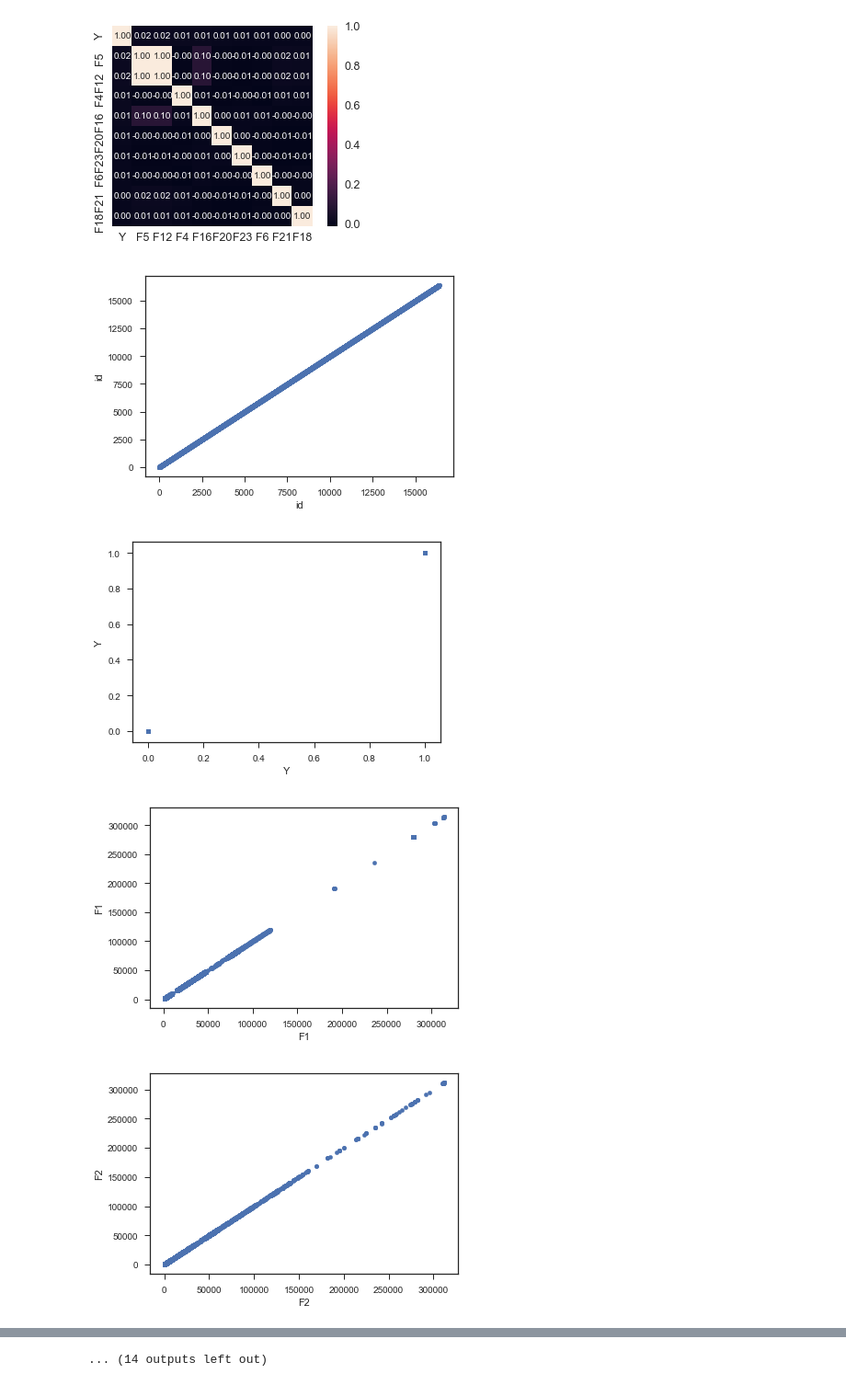
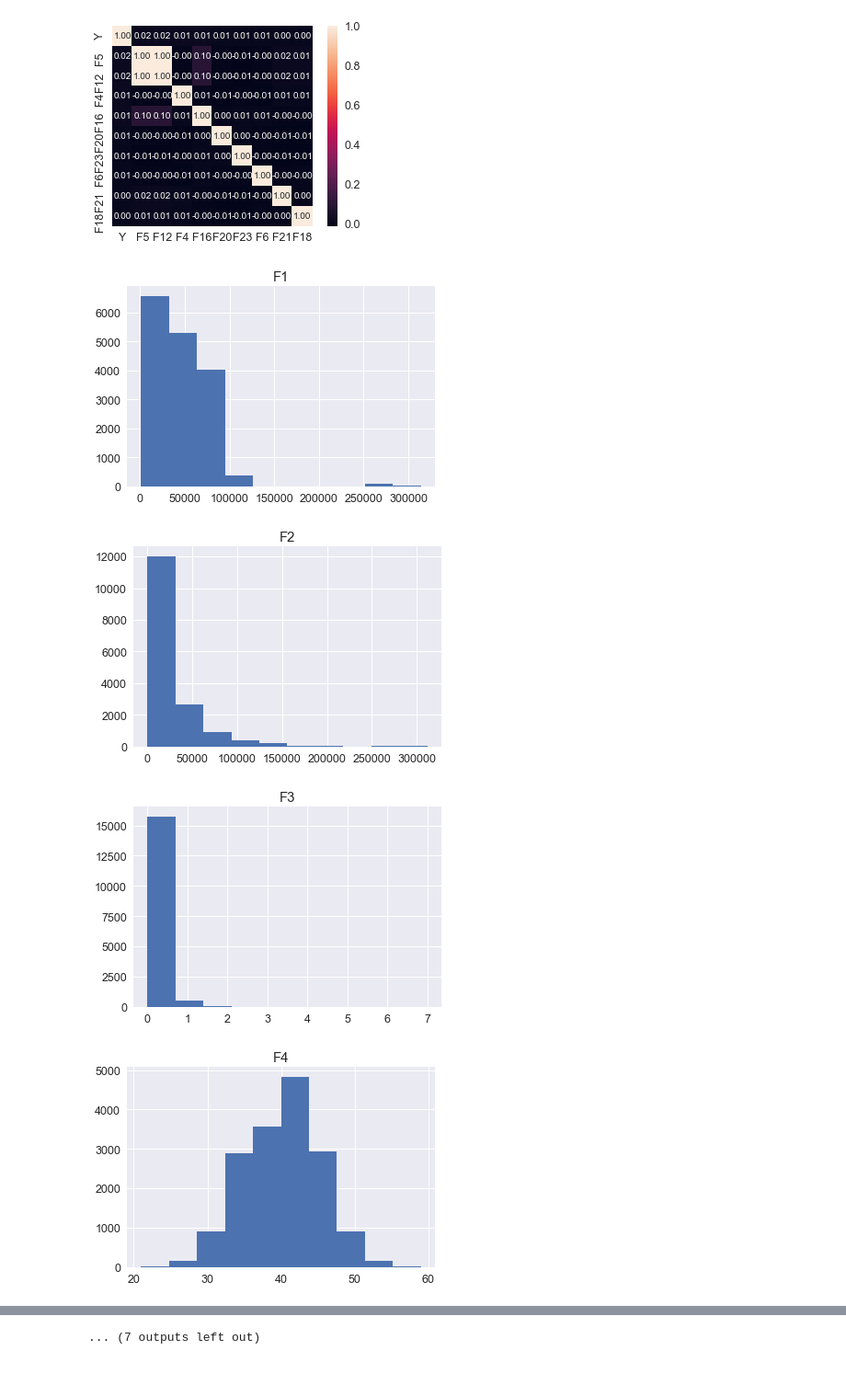
Before and after one commit to corbosiny/KaggleMidterm_EE379k, a Jupyter notebook: KaggleComp.ipynb, the cells around one changed output, grey strips where cells are left out. Shown at 92% size. Saved outputs shown, nothing was run; the diff lists cells and outputs as text; code cells hidden in the pictures.

Commit message:
starting transforms

```diff
--- a/KaggleComp.ipynb
+++ b/KaggleComp.ipynb
@@ -132,18 +132,18 @@ plt.show()
 #For (F14 and F22) we see that F22 == F14 + 8478
 
 #This means we can drop F24, F13, F12, F17, and F22 from the training data entirely since it already exists in those other columns!
-trainCopy = trainCopy.drop(['F24', 'F13', 'F12', 'F17', 'F22'])
+trainCopy = trainCopy.drop(['F24', 'F13', 'F12', 'F17', 'F22'], 1)
 # %%
 #Now let's display our remaining features in a seaborne pair plot to get an idea of the distributions of each feature
 #Hopefully they will be gaussian distributions as some of our algorithms depend on that, if they aren't we will need to
 #transform the data into a gaussian distribution, usually by taking the log of it
+#alongside each graph we will print out the skewness and kurtosis of the data to give me some numerical feel to it's
+#skewness too
 
-cols = trainCopy.columns
-
-for i in cols:
-    trainCopy.plot.scatter(i,i)
+for column in trainCopy.columns[2:]: #starting after the ID and Y column
+    trainCopy.hist(column= column)
 # %% [output]
-[figure, old version]
+[figure, new version]
-[figure, old version]
+[figure, new version]
-[figure, old version]
+[figure, new version]
-[figure, old version]
+[figure, new version]
@@ -158 +158 @@ for i in cols:
-... (14 outputs left out)
+... (7 outputs left out)
```
Also changed, not shown: parts of 4 cells of this notebook.
